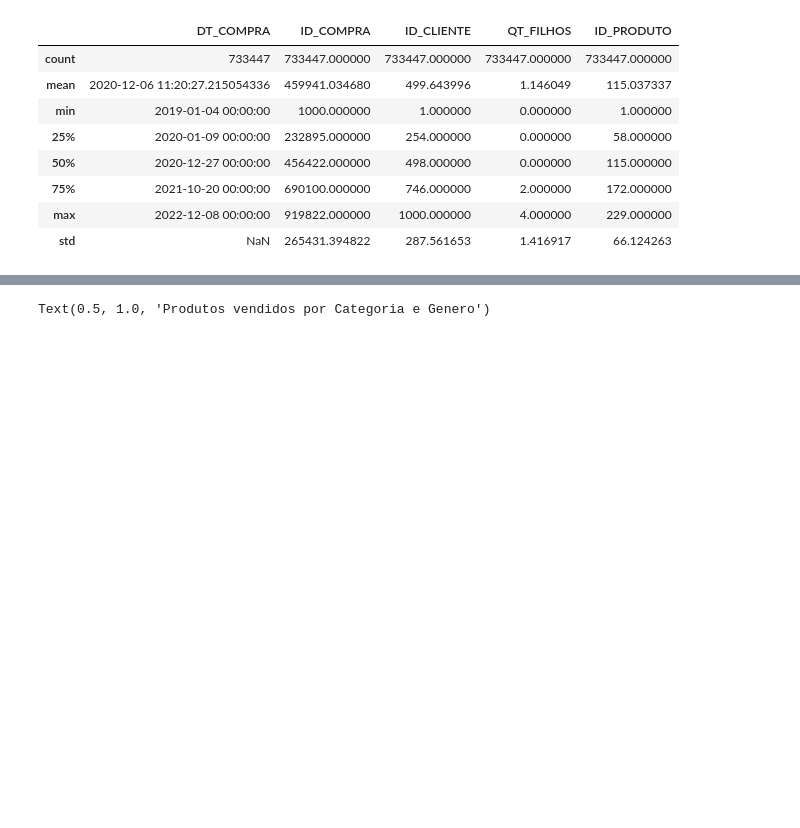
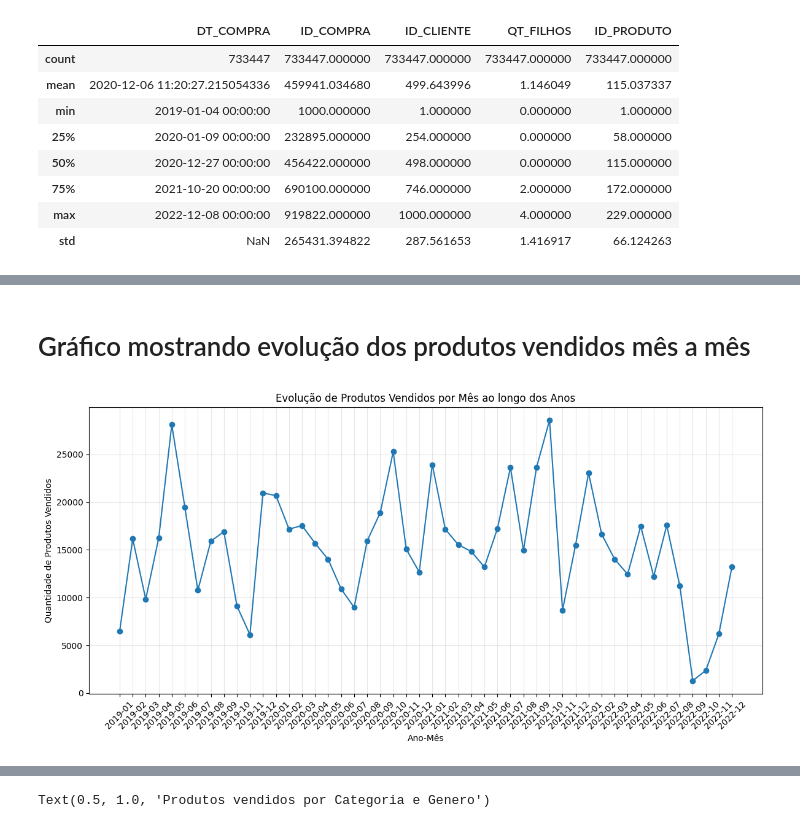
Before and after one commit to valebaggiosj/Miniprojeto_Valeria_T3, a Jupyter notebook: miniprojeto-valeria-t3.ipynb, the cells around one changed output, grey strips where cells are left out. Cells and saved outputs as stored; diff of their text form; code cells hidden in the pictures; blank space fills up the shorter version.

```diff
--- a/miniprojeto-valeria-t3.ipynb
+++ b/miniprojeto-valeria-t3.ipynb
@@ -350,0 +372,28 @@ print(vendas_por_mes)
+# %% [markdown]
+# Gráfico mostrando evolução dos produtos vendidos mês a mês
+# %%
+# Montando com ajuda de IA
+
+# Cria a coluna ANO_MES no formato yyyy-mm
+df['ANO_MES'] = df['DT_COMPRA'].dt.to_period('M').astype(str)
+
+# Agrupa e contabiliza a quantidade de produtos vendidos por mês
+evolucao_vendas = df.groupby('ANO_MES').agg(
+    TOTAL_PROD_VENDIDOS=('ID_PRODUTO', 'count')
+).reset_index()
+
+# Garante que está ordenado cronologicamente
+evolucao_vendas = evolucao_vendas.sort_values('ANO_MES')
+
+# Plota o gráfico
+plt.figure(figsize=(12, 6))
+plt.plot(evolucao_vendas['ANO_MES'], evolucao_vendas['TOTAL_PROD_VENDIDOS'], marker='o')
+plt.xticks(rotation=45)
+plt.xlabel('Ano-Mês')
+plt.ylabel('Quantidade de Produtos Vendidos')
+plt.title('Evolução de Produtos Vendidos por Mês ao longo dos Anos')
+plt.tight_layout()
+plt.grid(True, alpha=0.3)
+plt.show()
+# %% [output]
+[figure, added]
```
Also changed, not shown: parts of 14 cells of this notebook.
